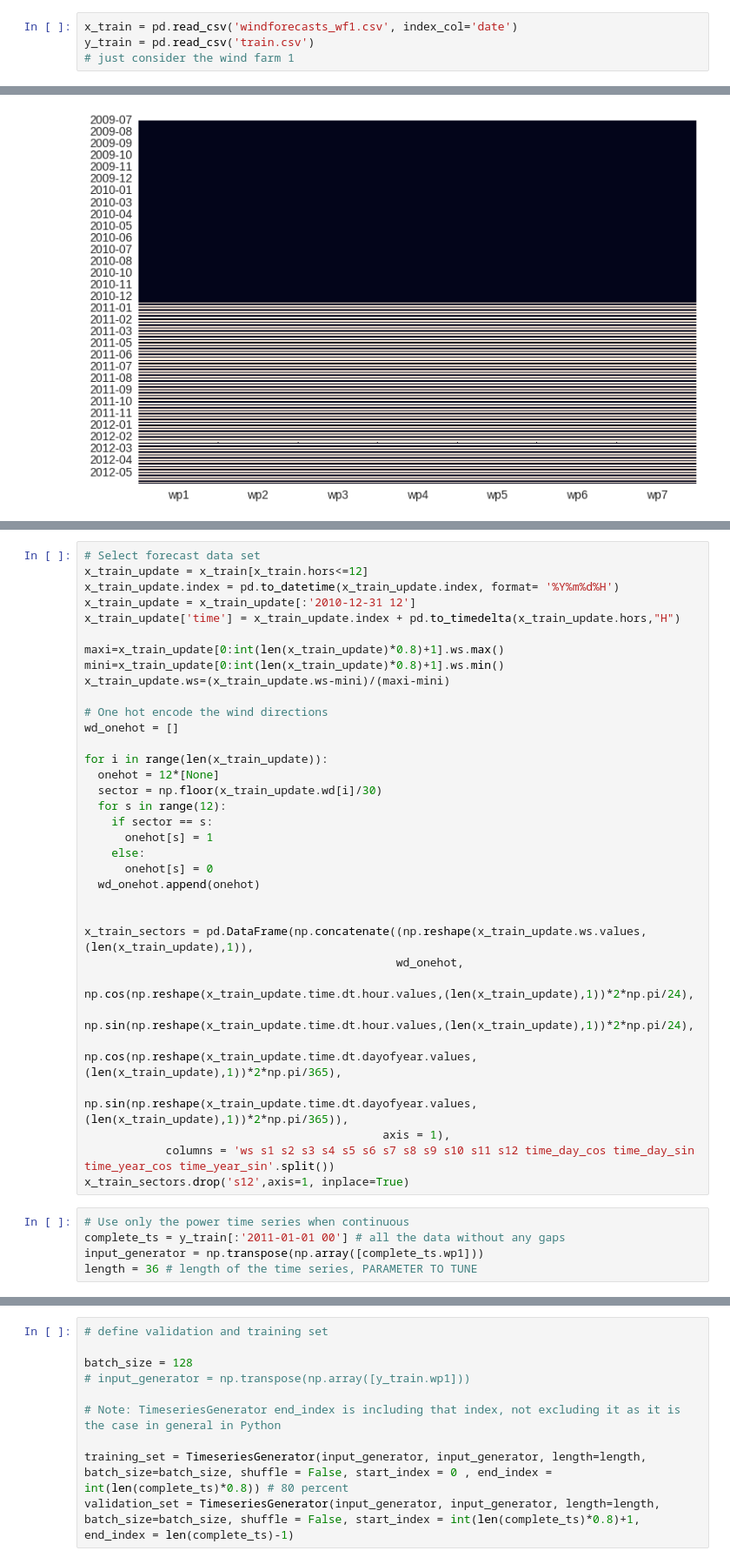
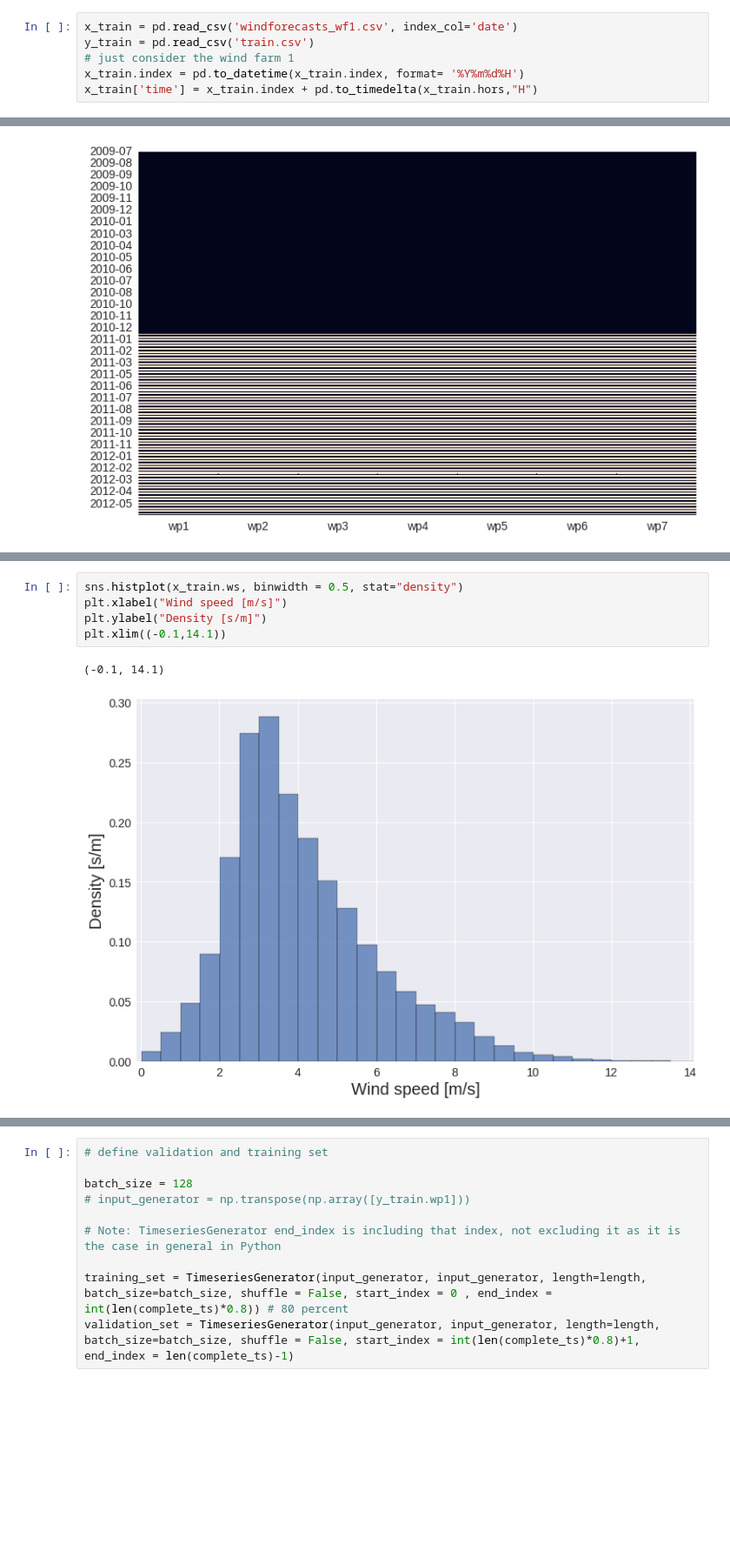
Before and after one commit to GilliGit/WindForecastingCompetition, a Jupyter notebook: Models/Intra day/Plots_and_tables.ipynb, the cells around one changed output, grey strips where cells are left out. Shown at 87% size. Saved outputs shown, nothing was run; the diff lists cells and outputs as text; blank space fills up the shorter version.

Commit message:
Added ts plot, model arch viz & pow vs ws

```diff
--- a/Models/Intra day/Plots_and_tables.ipynb
+++ b/Models/Intra day/Plots_and_tables.ipynb
@@ -23,6 +40,8 @@ from tensorflow.keras.preprocessing.sequence import TimeseriesGenerator
 x_train = pd.read_csv('windforecasts_wf1.csv', index_col='date')
 y_train = pd.read_csv('train.csv')
 # just consider the wind farm 1
+x_train.index = pd.to_datetime(x_train.index, format= '%Y%m%d%H')
+x_train['time'] = x_train.index + pd.to_timedelta(x_train.hors,"H")
 # %%
 # Brainstorm
 # One metric for 24 hs and other for 48 hs ?
@@ -83,39 +107,8 @@ histplot(data=None, *, x=None, y=None, hue=None, weights=None, stat='count', bin
-# %%
-# Select forecast data set
-x_train_update = x_train[x_train.hors<=12]
-x_train_update.index = pd.to_datetime(x_train_update.index, format= '%Y%m%d%H')
-x_train_update = x_train_update[:'2010-12-31 12']
-x_train_update['time'] = x_train_update.index + pd.to_timedelta(x_train_update.hors,"H")
-
-maxi=x_train_update[0:int(len(x_train_update)*0.8)+1].ws.max()
-mini=x_train_update[0:int(len(x_train_update)*0.8)+1].ws.min()
-x_train_update.ws=(x_train_update.ws-mini)/(maxi-mini)
-
-# One hot encode the wind directions
-wd_onehot = []
-
-for i in range(len(x_train_update)):
-  onehot = 12*[None]
-  sector = np.floor(x_train_update.wd[i]/30)
-  for s in range(12):
-    if sector == s:
-      onehot[s] = 1
-    else:
-      onehot[s] = 0
-  wd_onehot.append(onehot)
-
-
-x_train_sectors = pd.DataFrame(np.concatenate((np.reshape(x_train_update.ws.values,(len(x_train_update),1)),
-                                              wd_onehot,
-                                              np.cos(np.reshape(x_train_update.time.dt.hour.values,(len(x_train_update),1))*2*np.pi/24),
-                                              np.sin(np.reshape(x_train_update.time.dt.hour.values,(len(x_train_update),1))*2*np.pi/24),
-                                              np.cos(np.reshape(x_train_update.time.dt.dayofyear.values,(len(x_train_update),1))*2*np.pi/365),
-                                              np.sin(np.reshape(x_train_update.time.dt.dayofyear.values,(len(x_train_update),1))*2*np.pi/365)),
-                                            axis = 1),
-            columns = 'ws s1 s2 s3 s4 s5 s6 s7 s8 s9 s10 s11 s12 time_day_cos time_day_sin time_year_cos time_year_sin'.split())
-x_train_sectors.drop('s12',axis=1, inplace=True)
-# %%
-# Use only the power time series when continuous
-complete_ts = y_train[:'2011-01-01 00'] # all the data without any gaps
-input_generator = np.transpose(np.array([complete_ts.wp1]))
-length = 36 # length of the time series, PARAMETER TO TUNE
+# %%
+sns.histplot(x_train.ws, binwidth = 0.5, stat="density")
+plt.xlabel("Wind speed [m/s]")
+plt.ylabel("Density [s/m]")
+plt.xlim((-0.1,14.1))
+# %% [output]
+(-0.1, 14.1)
+[figure, added]
```
Also changed, not shown: parts of 20 cells of this notebook.
